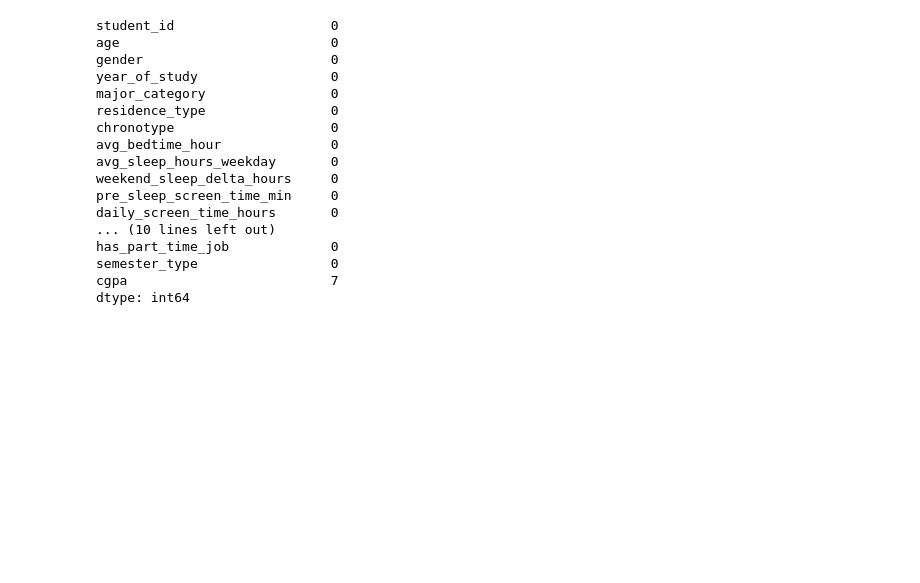
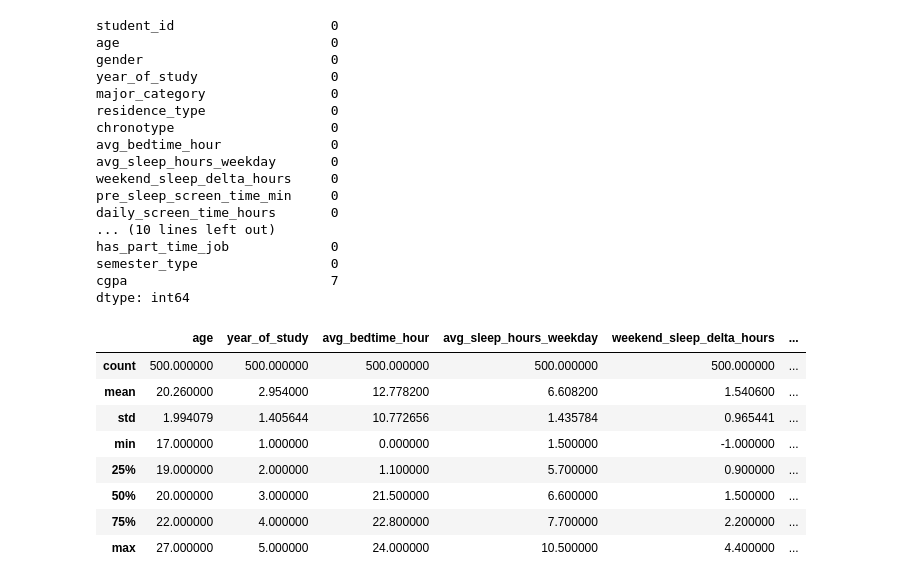
Before and after one commit to Sann11-y/analisis-pola-tidur-regresi-ridge-random-forest, a Jupyter notebook: 1_EDA_dan_Split.ipynb, the cells around one changed output. Drawn from its saved outputs; the diff is of its cells as text; code cells hidden in the pictures; blank space fills up the shorter version.

```diff
--- a/1_EDA_dan_Split.ipynb
+++ b/1_EDA_dan_Split.ipynb
@@ -58,3 +58,15 @@ has_part_time_job             0
 semester_type                 0
 cgpa                          7
 dtype: int64
+# %%
+df.describe()
+# %% [output]
+|  | age | year_of_study | avg_bedtime_hour | avg_sleep_hours_weekday | weekend_sleep_delta_hours | ... |
+| count | 500.000000 | 500.000000 | 500.000000 | 500.000000 | 500.000000 | ... |
+| mean | 20.260000 | 2.954000 | 12.778200 | 6.608200 | 1.540600 | ... |
+| std | 1.994079 | 1.405644 | 10.772656 | 1.435784 | 0.965441 | ... |
+| min | 17.000000 | 1.000000 | 0.000000 | 1.500000 | -1.000000 | ... |
+| 25% | 19.000000 | 2.000000 | 1.100000 | 5.700000 | 0.900000 | ... |
+| 50% | 20.000000 | 3.000000 | 21.500000 | 6.600000 | 1.500000 | ... |
+| 75% | 22.000000 | 4.000000 | 22.800000 | 7.700000 | 2.200000 | ... |
+| max | 27.000000 | 5.000000 | 24.000000 | 10.500000 | 4.400000 | ... |
```
Also changed, not shown: parts of 2 cells of this notebook.
